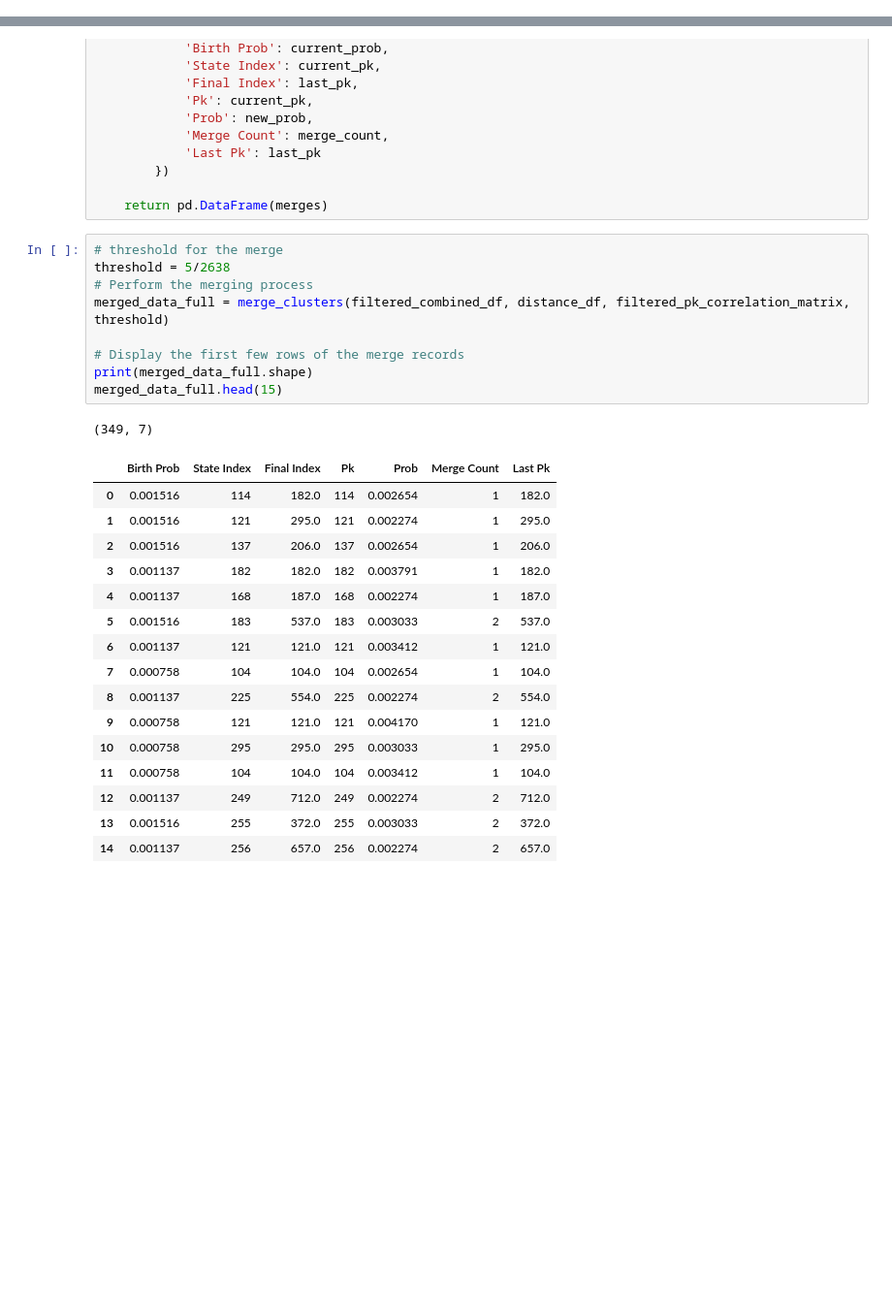
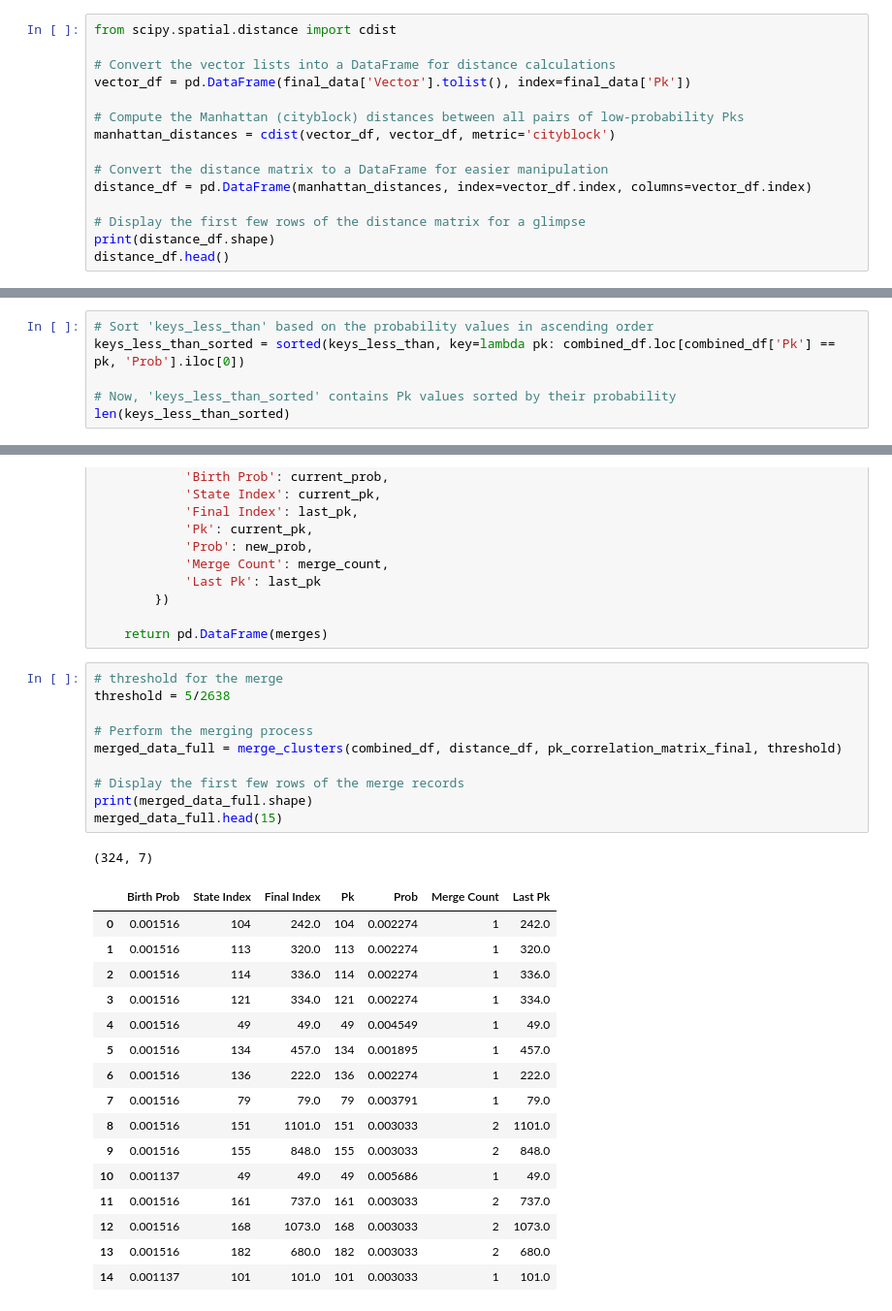
Before and after one commit to mehakrafiq/mergeclustering, a Jupyter notebook: custom_python_clustering_new.ipynb, the cells around one changed output, grey strips where cells are left out. Shown at 97% size. Drawn from its saved outputs; the diff is of its cells as text; blank space fills up the shorter version.

Commit message:
merge makes no sense

```diff
--- a/custom_python_clustering_new.ipynb
+++ b/custom_python_clustering_new.ipynb
@@ -495,0 +402,15 @@ distance_df.head()
+# %%
+from scipy.spatial.distance import cdist
+
+# Convert the vector lists into a DataFrame for distance calculations
+vector_df = pd.DataFrame(final_data['Vector'].tolist(), index=final_data['Pk'])
+
+# Compute the Manhattan (cityblock) distances between all pairs of low-probability Pks
+manhattan_distances = cdist(vector_df, vector_df, metric='cityblock')
+
+# Convert the distance matrix to a DataFrame for easier manipulation
+distance_df = pd.DataFrame(manhattan_distances, index=vector_df.index, columns=vector_df.index)
+
+# Display the first few rows of the distance matrix for a glimpse
+print(distance_df.shape)
+distance_df.head()
@@ -543,0 +456,6 @@ print(filtered_combined_df.shape)
+# %%
+# Sort 'keys_less_than' based on the probability values in ascending order
+keys_less_than_sorted = sorted(keys_less_than, key=lambda pk: combined_df.loc[combined_df['Pk'] == pk, 'Prob'].iloc[0])
+
+# Now, 'keys_less_than_sorted' contains Pk values sorted by their probability
+len(keys_less_than_sorted)
@@ -616,27 +622,28 @@ def merge_clusters(data, distance_df, correlation_df, threshold_prob):
 # %%
 # threshold for the merge
 threshold = 5/2638
+
 # Perform the merging process
-merged_data_full = merge_clusters(filtered_combined_df, distance_df, filtered_pk_correlation_matrix, threshold)
+merged_data_full = merge_clusters(combined_df, distance_df, pk_correlation_matrix_final, threshold)
 
 # Display the first few rows of the merge records
 print(merged_data_full.shape)
 merged_data_full.head(15)
 # %% [output]
-(349, 7)
+(324, 7)
 |  | Birth Prob | State Index | Final Index | Pk | Prob | Merge Count | Last Pk |
-| 0 | 0.001516 | 114 | 182.0 | 114 | 0.002654 | 1 | 182.0 |
-| 1 | 0.001516 | 121 | 295.0 | 121 | 0.002274 | 1 | 295.0 |
-| 2 | 0.001516 | 137 | 206.0 | 137 | 0.002654 | 1 | 206.0 |
-| 3 | 0.001137 | 182 | 182.0 | 182 | 0.003791 | 1 | 182.0 |
-| 4 | 0.001137 | 168 | 187.0 | 168 | 0.002274 | 1 | 187.0 |
-| 5 | 0.001516 | 183 | 537.0 | 183 | 0.003033 | 2 | 537.0 |
-| 6 | 0.001137 | 121 | 121.0 | 121 | 0.003412 | 1 | 121.0 |
-| 7 | 0.000758 | 104 | 104.0 | 104 | 0.002654 | 1 | 104.0 |
-| 8 | 0.001137 | 225 | 554.0 | 225 | 0.002274 | 2 | 554.0 |
-| 9 | 0.000758 | 121 | 121.0 | 121 | 0.004170 | 1 | 121.0 |
-| 10 | 0.000758 | 295 | 295.0 | 295 | 0.003033 | 1 | 295.0 |
-| 11 | 0.000758 | 104 | 104.0 | 104 | 0.003412 | 1 | 104.0 |
-| 12 | 0.001137 | 249 | 712.0 | 249 | 0.002274 | 2 | 712.0 |
-| 13 | 0.001516 | 255 | 372.0 | 255 | 0.003033 | 2 | 372.0 |
-| 14 | 0.001137 | 256 | 657.0 | 256 | 0.002274 | 2 | 657.0 |
+| 0 | 0.001516 | 104 | 242.0 | 104 | 0.002274 | 1 | 242.0 |
+| 1 | 0.001516 | 113 | 320.0 | 113 | 0.002274 | 1 | 320.0 |
+| 2 | 0.001516 | 114 | 336.0 | 114 | 0.002274 | 1 | 336.0 |
+| 3 | 0.001516 | 121 | 334.0 | 121 | 0.002274 | 1 | 334.0 |
+| 4 | 0.001516 | 49 | 49.0 | 49 | 0.004549 | 1 | 49.0 |
+| 5 | 0.001516 | 134 | 457.0 | 134 | 0.001895 | 1 | 457.0 |
+| 6 | 0.001516 | 136 | 222.0 | 136 | 0.002274 | 1 | 222.0 |
+| 7 | 0.001516 | 79 | 79.0 | 79 | 0.003791 | 1 | 79.0 |
+| 8 | 0.001516 | 151 | 1101.0 | 151 | 0.003033 | 2 | 1101.0 |
+| 9 | 0.001516 | 155 | 848.0 | 155 | 0.003033 | 2 | 848.0 |
+| 10 | 0.001137 | 49 | 49.0 | 49 | 0.005686 | 1 | 49.0 |
+| 11 | 0.001516 | 161 | 737.0 | 161 | 0.003033 | 2 | 737.0 |
+| 12 | 0.001516 | 168 | 1073.0 | 168 | 0.003033 | 2 | 1073.0 |
+| 13 | 0.001516 | 182 | 680.0 | 182 | 0.003033 | 2 | 680.0 |
+| 14 | 0.001137 | 101 | 101.0 | 101 | 0.003033 | 1 | 101.0 |
```
Also changed, not shown: parts of 21 cells of this notebook, 5 other files.
